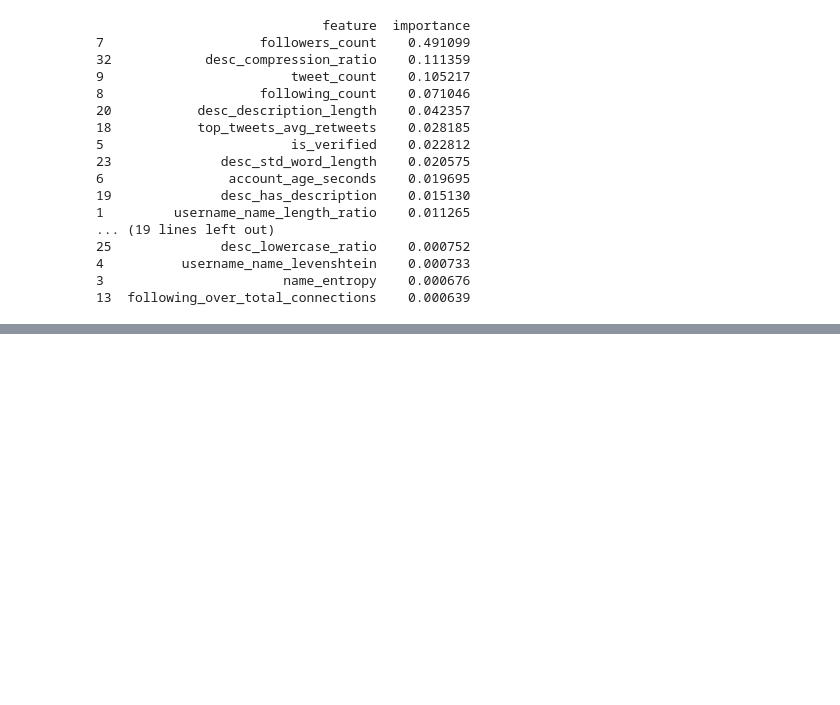
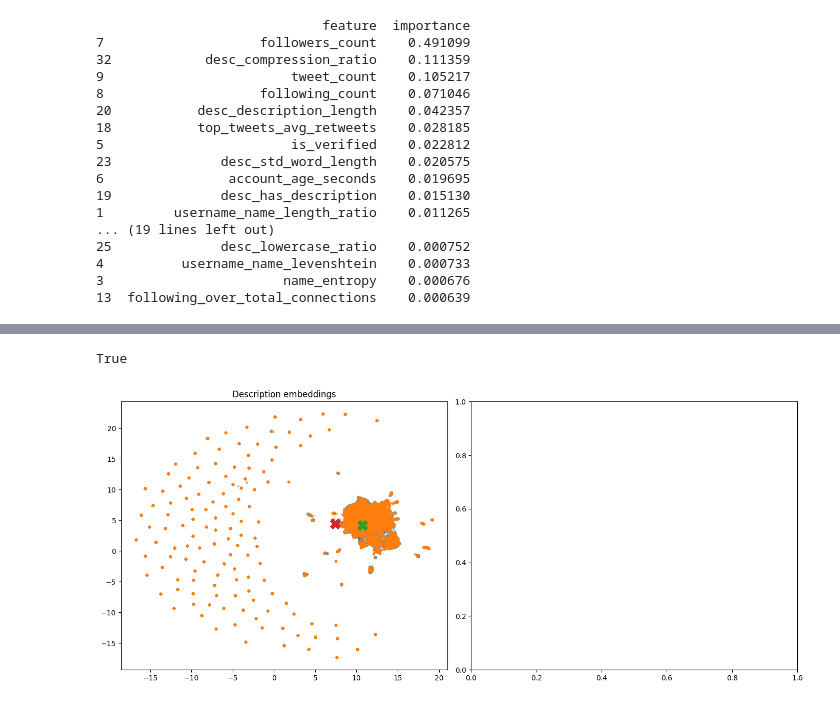
Before and after one commit to julwdo/thesis, a Jupyter notebook: 01_codes/03_nlp_project_main_old.ipynb, the cells around one changed output, grey strips where cells are left out. Cells and saved outputs as stored; diff of their text form; code cells hidden in the pictures; blank space fills up the shorter version.

Commit message:
plotted umap of descriptions encoded with BERTweet

```diff
--- a/01_codes/03_nlp_project_main_old.ipynb
+++ b/01_codes/03_nlp_project_main_old.ipynb
@@ -1805,0 +1870,8 @@ X_train_with_desc_scaled.head(2)
+# %%
+X_train_desc_values = get_normalized_embeddings(X_train_with_desc_scaled, "description")
+
+y_train_values = y_train.values
+# %%
+np.allclose(np.linalg.norm(X_train_desc_values, axis=1), 1.0, atol=1e-6)
+# %% [output]
+True
@@ -1806,3 +1889,48 @@ X_train_with_desc_scaled.head(2)
+# %%
+import umap
+
+umap_model = umap.UMAP(
+    n_neighbors=15,
+    min_dist=0.1,
+    metric="cosine",
+    random_state=42
+)
+
+X_train_desc_2d = umap_model.fit_transform(X_train_desc_balanced)
+# %%
+# Description centroids (UMAP space)
+c_desc_2d_h = X_train_desc_2d[y_train_balanced == 0].mean(axis=0)
+c_desc_2d_b = X_train_desc_2d[y_train_balanced == 1].mean(axis=0)
+# %%
+import matplotlib.pyplot as plt
+
+fig, axes = plt.subplots(1, 2, figsize=(14, 6), sharex=False, sharey=False)
+
+# Description embeddings
+axes[0].scatter(
+    X_train_desc_2d[y_train_balanced==0, 0], X_train_desc_2d[y_train_balanced==0, 1],
+    s=8, alpha=0.25, label="Human"
+)
+axes[0].scatter(
+    X_train_desc_2d[y_train_balanced==1, 0], X_train_desc_2d[y_train_balanced==1, 1],
+    s=8, alpha=0.5, label="Bot"
+)
+axes[0].scatter(
+    *c_desc_2d_h,
+    marker="X", s=200, linewidths=1,
+    label="Human centroid"
+)
+axes[0].scatter(
+    *c_desc_2d_b,
+    marker="X", s=200, linewidths=1,
+    label="Bot centroid"
+)
+axes[0].set_title("Description embeddings")
+
+plt.tight_layout()
+plt.show()
+# %% [output]
+[figure, added]
 # %%
 from imblearn.over_sampling import SMOTENC
 
```
Also changed, not shown: parts of 14 cells of this notebook.
